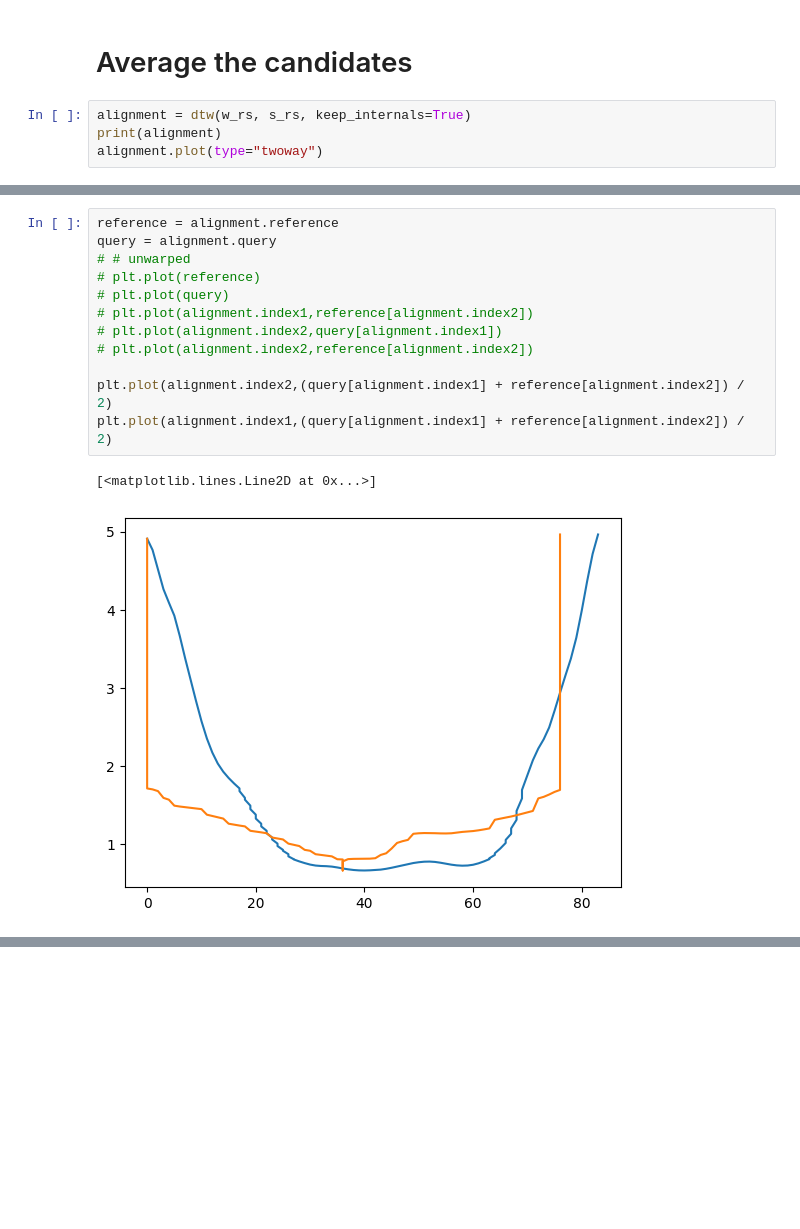
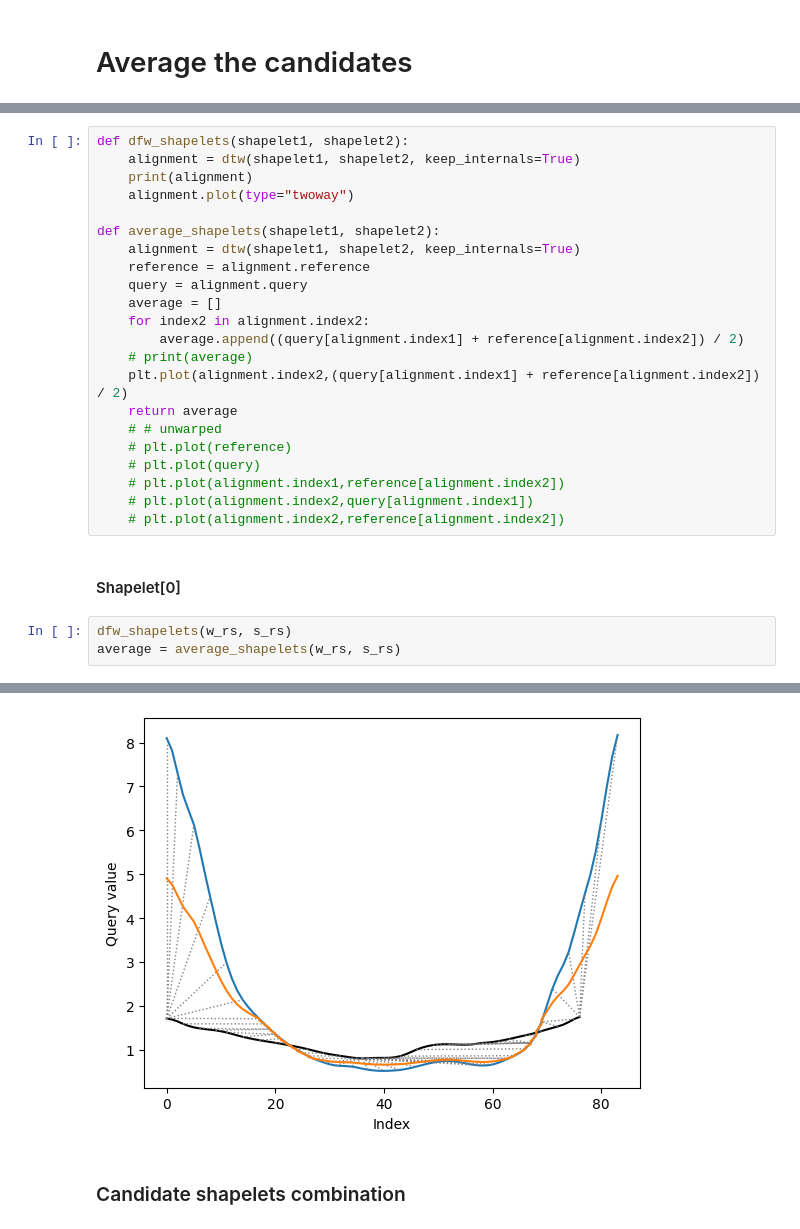
Before and after one commit to QingwenZeng123/Gait-verification, a Jupyter notebook: ExtractShapelets.ipynb, the cells around one changed output, grey strips where cells are left out. Cells and saved outputs as stored; diff of their text form; blank space fills up the shorter version.

Commit message:
average candidate

```diff
--- a/ExtractShapelets.ipynb
+++ b/ExtractShapelets.ipynb
@@ -74,7 +74,3 @@ plt.plot(ws_rs, lw=8)
 [figure]
 # %% [markdown]
 # Average the candidates
-# %%
-alignment = dtw(w_rs, s_rs, keep_internals=True)
-print(alignment)
-alignment.plot(type="twoway")
@@ -85,15 +77,28 @@ DTW alignment object of size (query x reference): 77 x 84
 # %%
-reference = alignment.reference
-query = alignment.query
-# # unwarped
-# plt.plot(reference)
-# plt.plot(query)
-# plt.plot(alignment.index1,reference[alignment.index2])
-# plt.plot(alignment.index2,query[alignment.index1])
-# plt.plot(alignment.index2,reference[alignment.index2])
+def dfw_shapelets(shapelet1, shapelet2):
+    alignment = dtw(shapelet1, shapelet2, keep_internals=True)
+    print(alignment)
+    alignment.plot(type="twoway")
 
-plt.plot(alignment.index2,(query[alignment.index1] + reference[alignment.index2]) / 2)
-plt.plot(alignment.index1,(query[alignment.index1] + reference[alignment.index2]) / 2)
+def average_shapelets(shapelet1, shapelet2):
+    alignment = dtw(shapelet1, shapelet2, keep_internals=True)
+    reference = alignment.reference
+    query = alignment.query
+    average = []
+    for index2 in alignment.index2:
+        average.append((query[alignment.index1] + reference[alignment.index2]) / 2)
+    # print(average)
+    plt.plot(alignment.index2,(query[alignment.index1] + reference[alignment.index2]) / 2)
+    return average
+    # # unwarped
+    # plt.plot(reference)
+    # plt.plot(query)
+    # plt.plot(alignment.index1,reference[alignment.index2])
+    # plt.plot(alignment.index2,query[alignment.index1])
+    # plt.plot(alignment.index2,reference[alignment.index2])
-# %% [output]
-[<matplotlib.lines.Line2D at 0x...>]
-[figure, removed]
+# %% [markdown]
+#### Shapelet[0]
+# %%
+dfw_shapelets(w_rs, s_rs)
+average = average_shapelets(w_rs, s_rs)
+# %% [output]
@@ -99,0 +122,3 @@ plt.plot(alignment.index1,(query[alignment.index1] + reference[alignment.index2]
+[figure, added]
+# %% [markdown]
+### Candidate shapelets combination
```
Also changed, not shown: parts of 6 cells of this notebook.
